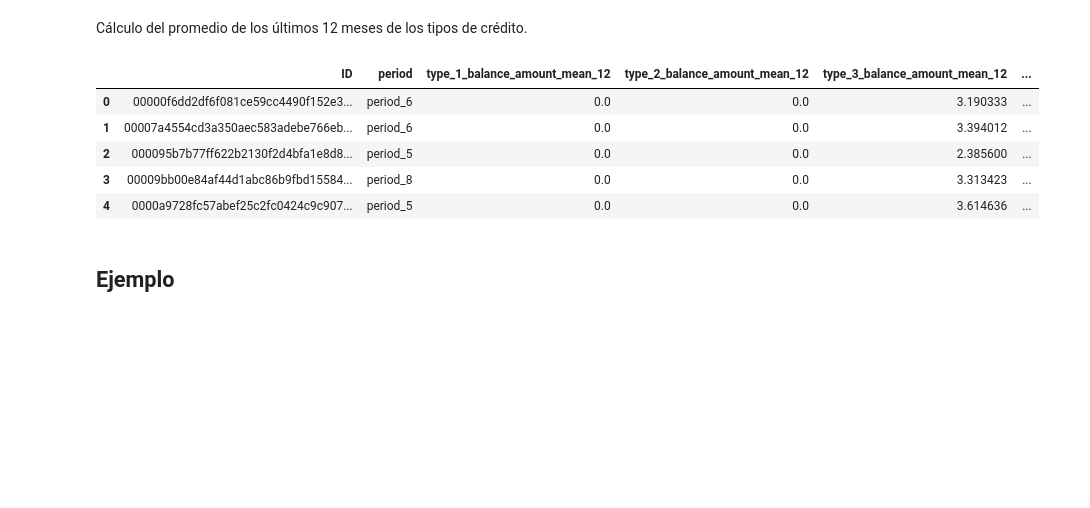
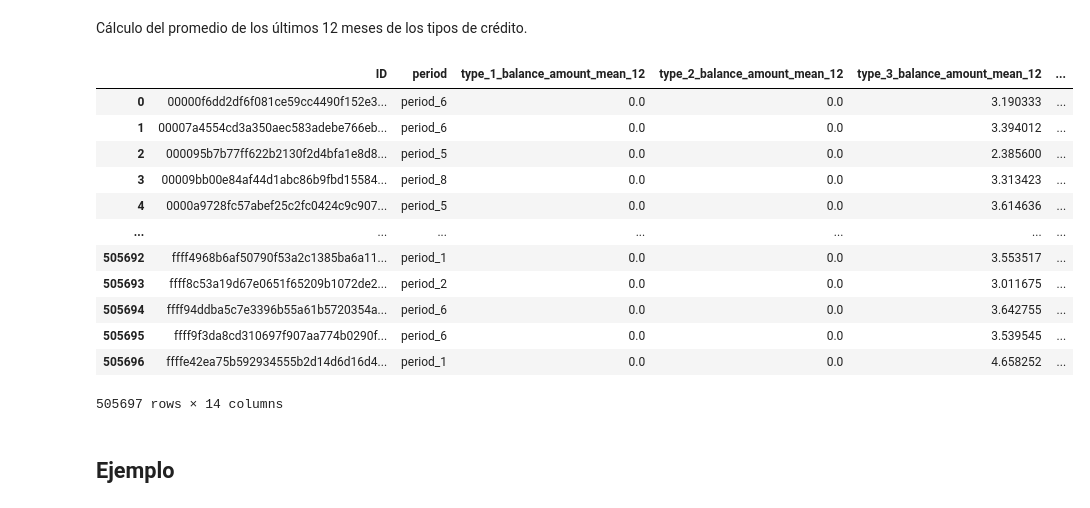
Before and after one commit to davidsosaolea/BBVA_Data_Challenge_2023, a Jupyter notebook: ejemplo.ipynb, the cells around one changed output. Drawn from its saved outputs; the diff is of its cells as text; code cells hidden in the pictures; blank space fills up the shorter version.

```diff
--- a/ejemplo.ipynb
+++ b/ejemplo.ipynb
@@ -126,14 +128,21 @@ Cálculo del promedio de los últimos 12 meses de los tipos de crédito.
 # %%
 dfRccTypeMean12 = varRCCPivot(df_balance, 12, 'type', cal = 'mean')
 # %%
-dfRccTypeMean12.head()
+dfRccTypeMean12
 # %% [output]
 |  | ID | period | type_1_balance_amount_mean_12 | type_2_balance_amount_mean_12 | type_3_balance_amount_mean_12 | ... |
 | 0 | 00000f6dd2df6f081ce59cc4490f152e3... | period_6 | 0.0 | 0.0 | 3.190333 | ... |
 | 1 | 00007a4554cd3a350aec583adebe766eb... | period_6 | 0.0 | 0.0 | 3.394012 | ... |
 | 2 | 000095b7b77ff622b2130f2d4bfa1e8d8... | period_5 | 0.0 | 0.0 | 2.385600 | ... |
 | 3 | 00009bb00e84af44d1abc86b9fbd15584... | period_8 | 0.0 | 0.0 | 3.313423 | ... |
 | 4 | 0000a9728fc57abef25c2fc0424c9c907... | period_5 | 0.0 | 0.0 | 3.614636 | ... |
+| ... | ... | ... | ... | ... | ... | ... |
+| 505692 | ffff4968b6af50790f53a2c1385ba6a11... | period_1 | 0.0 | 0.0 | 3.553517 | ... |
+| 505693 | ffff8c53a19d67e0651f65209b1072de2... | period_2 | 0.0 | 0.0 | 3.011675 | ... |
+| 505694 | ffff94ddba5c7e3396b55a61b5720354a... | period_6 | 0.0 | 0.0 | 3.642755 | ... |
+| 505695 | ffff9f3da8cd310697f907aa774b0290f... | period_6 | 0.0 | 0.0 | 3.539545 | ... |
+| 505696 | ffffe42ea75b592934555b2d14d6d16d4... | period_1 | 0.0 | 0.0 | 4.658252 | ... |
+505697 rows × 14 columns
 # %% [markdown]
 ## Ejemplo
 # %% [markdown]
```
Also changed, not shown: parts of 3 cells of this notebook.
